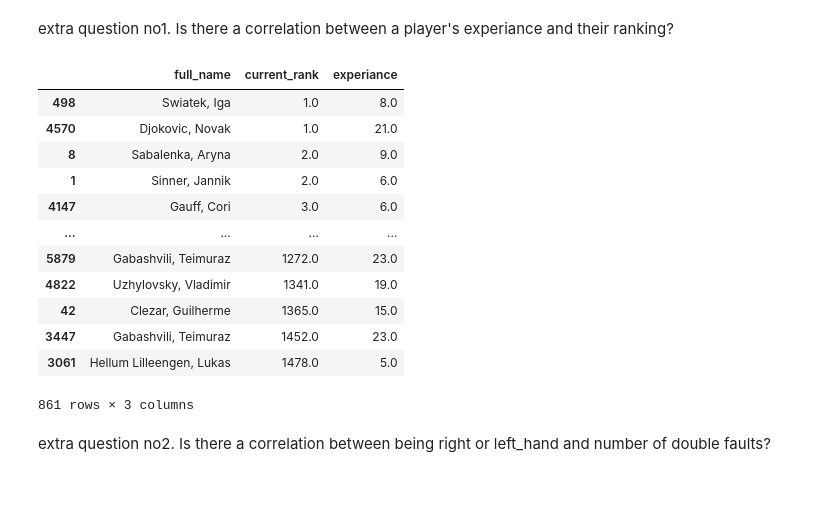
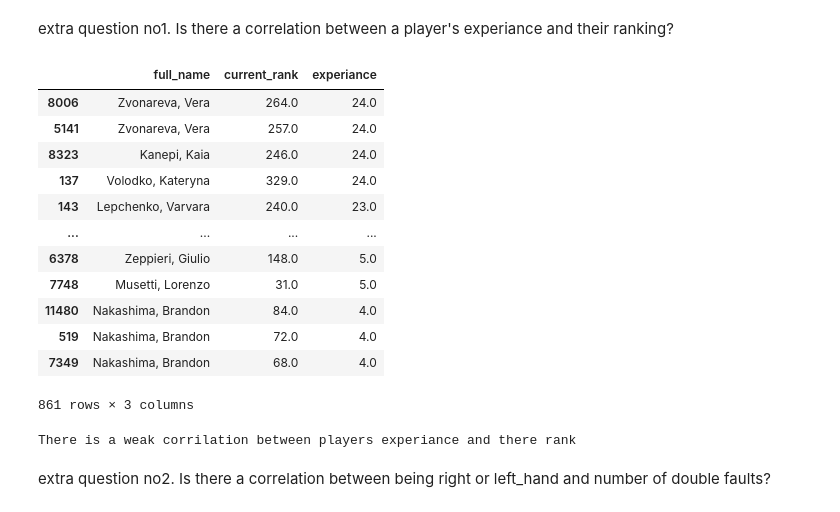
Before and after one commit to mahdieyehalavi/tennisMatchProject, a Jupyter notebook: part1.ipynb, the cells around one changed output. Drawn from its saved outputs; the diff is of its cells as text; code cells hidden in the pictures.

```diff
--- a/part1.ipynb
+++ b/part1.ipynb
@@ -201,27 +224,37 @@ extra question no1.
 # %%
 match_home_team_turned_rank_df=match_home_team_df.iloc[:,[17,10,14]]
 match_away_team_turned_rank_df=match_away_team_df.iloc[:,[17,10,14]]
 turned_rank_player=pd.concat([match_home_team_turned_rank_df,match_away_team_turned_rank_df])
 turned_rank_player.drop_duplicates()
 turned_rank_player.dropna(inplace=True)
 turned_rank_player['experiance']=2024-turned_rank_player['turned_pro']
 turned_rank_player.drop(columns='turned_pro', inplace=True)
 turned_rank_player.drop_duplicates(inplace=True)
-turned_rank_player.sort_values('current_rank')
+turned_rank_player.sort_values('experiance',ascending=False)
 # %% [output]
 |  | full_name | current_rank | experiance |
-| 498 | Swiatek, Iga | 1.0 | 8.0 |
-| 4570 | Djokovic, Novak | 1.0 | 21.0 |
-| 8 | Sabalenka, Aryna | 2.0 | 9.0 |
-| 1 | Sinner, Jannik | 2.0 | 6.0 |
-| 4147 | Gauff, Cori | 3.0 | 6.0 |
+| 8006 | Zvonareva, Vera | 264.0 | 24.0 |
+| 5141 | Zvonareva, Vera | 257.0 | 24.0 |
+| 8323 | Kanepi, Kaia | 246.0 | 24.0 |
+| 137 | Volodko, Kateryna | 329.0 | 24.0 |
+| 143 | Lepchenko, Varvara | 240.0 | 23.0 |
 | ... | ... | ... | ... |
-| 5879 | Gabashvili, Teimuraz | 1272.0 | 23.0 |
-| 4822 | Uzhylovsky, Vladimir | 1341.0 | 19.0 |
-| 42 | Clezar, Guilherme | 1365.0 | 15.0 |
-| 3447 | Gabashvili, Teimuraz | 1452.0 | 23.0 |
-| 3061 | Hellum Lilleengen, Lukas | 1478.0 | 5.0 |
+| 6378 | Zeppieri, Giulio | 148.0 | 5.0 |
+| 7748 | Musetti, Lorenzo | 31.0 | 5.0 |
+| 11480 | Nakashima, Brandon | 84.0 | 4.0 |
+| 519 | Nakashima, Brandon | 72.0 | 4.0 |
+| 7349 | Nakashima, Brandon | 68.0 | 4.0 |
 861 rows × 3 columns
+# %%
+experiance_rank_correlation=turned_rank_player['experiance'].corr(turned_rank_player['current_rank'])
+if experiance_rank_correlation <0.3:
+    print('There is a weak corrilation between players experiance and there rank')
+elif 0.3<experiance_rank_correlation<0.5:
+    print('There is a moderate corrilation between players experiance and there rank')
+else:
+    print('There is a strong corrilation between players experiance and there rank')
+# %% [output]
+There is a weak corrilation between players experiance and there rank
 # %% [markdown]
 extra question no2.
 Is there a correlation between being right or left_hand and number of double faults?
```
Also changed, not shown: parts of 4 cells of this notebook.
